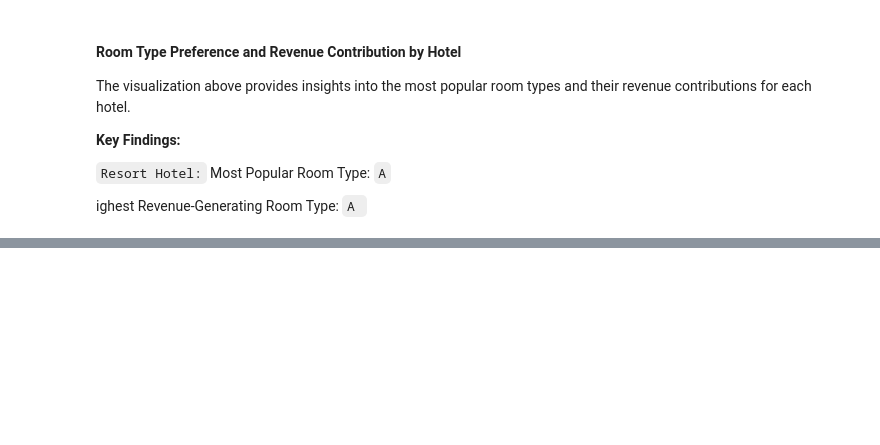
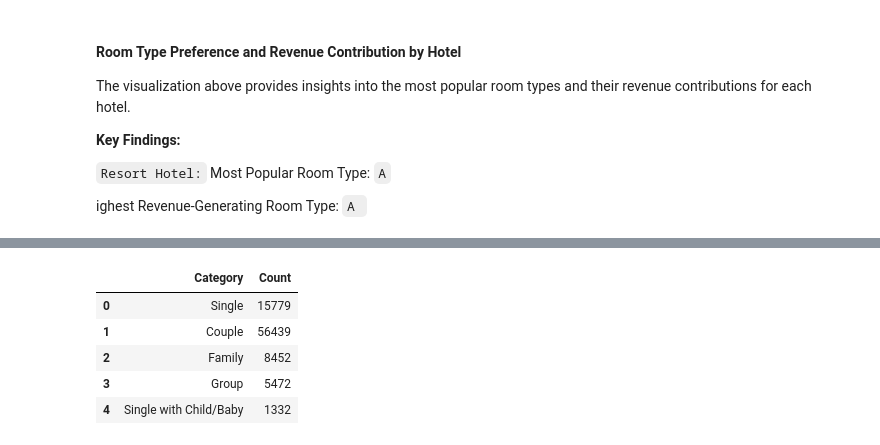
Before and after one commit to AliMSHGH/Hotel-_Bookings_Analysis, a Jupyter notebook: Hotel-_Bookings_Analysis.ipynb, the cells around one changed output, grey strips where cells are left out. Saved outputs shown, nothing was run; the diff lists cells and outputs as text; code cells hidden in the pictures; blank space fills up the shorter version.

```diff
--- a/Hotel-_Bookings_Analysis.ipynb
+++ b/Hotel-_Bookings_Analysis.ipynb
@@ -1378,0 +1397,11 @@ ighest Revenue-Generating Room Type: ``A ``
+# %%
+reservation_counts = pd.DataFrame({'Category': ['Single', 'Couple', 'Family', 'Group', 'Single with Child/Baby'],
+                                    'Count': [len(single_reservation), len(couple_reservation), len(family_reservation), len(group_reservation), len(single_adult_with_child_baby)]})
+reservation_counts
+# %% [output]
+|  | Category | Count |
+| 0 | Single | 15779 |
+| 1 | Couple | 56439 |
+| 2 | Family | 8452 |
+| 3 | Group | 5472 |
+| 4 | Single with Child/Baby | 1332 |
```
Also changed, not shown: parts of 7 cells of this notebook.
